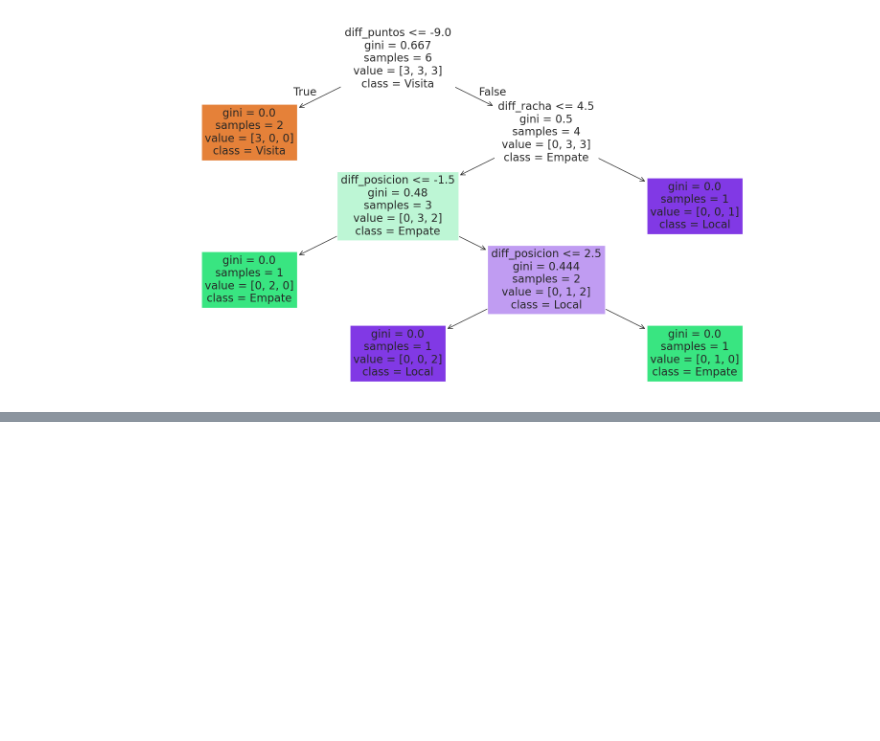
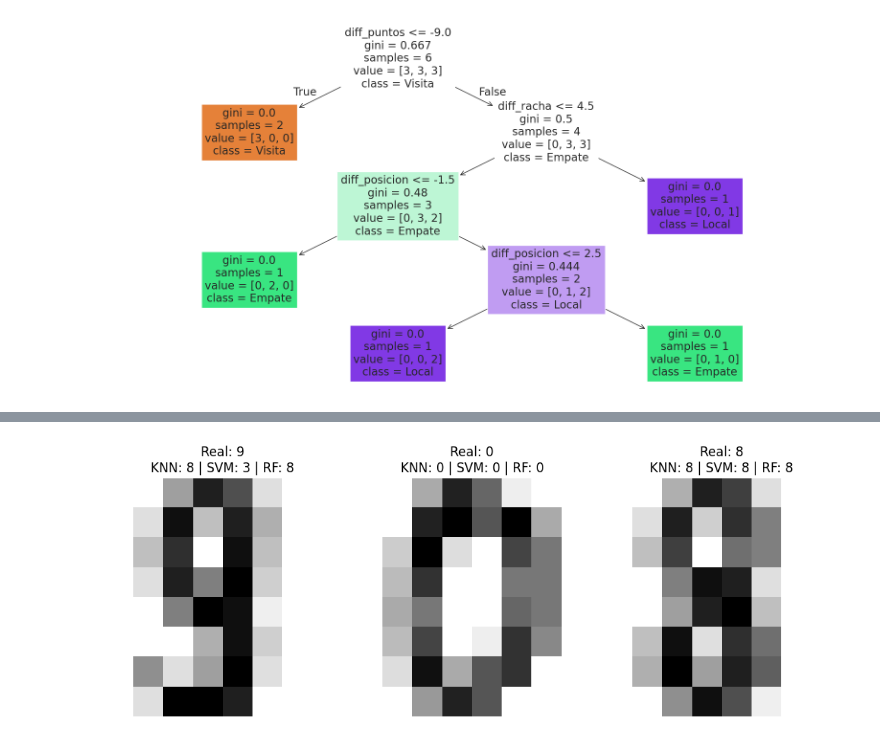
Before and after one commit to LuisNeryR/Mineria, a Jupyter notebook: Mineria.ipynb, the cells around one changed output, grey strips where cells are left out. Saved outputs shown, nothing was run; the diff lists cells and outputs as text; code cells hidden in the pictures; blank space fills up the shorter version.

```diff
--- a/Mineria.ipynb
+++ b/Mineria.ipynb
@@ -2647,0 +2788,22 @@ plt.show()
+# %%
+fig, axes = plt.subplots(1, 3, figsize=(10, 4))
+
+for i, ax in enumerate(axes):
+    # Aplanar la matriz 8x8 a 1x64
+    imagen_plana = mis_digitos[i].reshape(1, -1)
+
+    # Predecir con los 3 modelos
+    pred_knn = knn.predict(imagen_plana)[0]
+    pred_svm = svm.predict(imagen_plana)[0]
+    pred_rf = rf.predict(imagen_plana)[0]
+
+    # Mostrar la imagen
+    ax.imshow(mis_digitos[i], cmap=plt.cm.gray_r, interpolation='nearest')
+    ax.set_title(f"Real: {etiquetas_reales[i]}\n"
+                 f"KNN: {pred_knn} | SVM: {pred_svm} | RF: {pred_rf}")
+    ax.axis('off')
+
+plt.tight_layout()
+plt.show()
+# %% [output]
+[figure, added]
```
Also changed, not shown: parts of 6 cells of this notebook.
